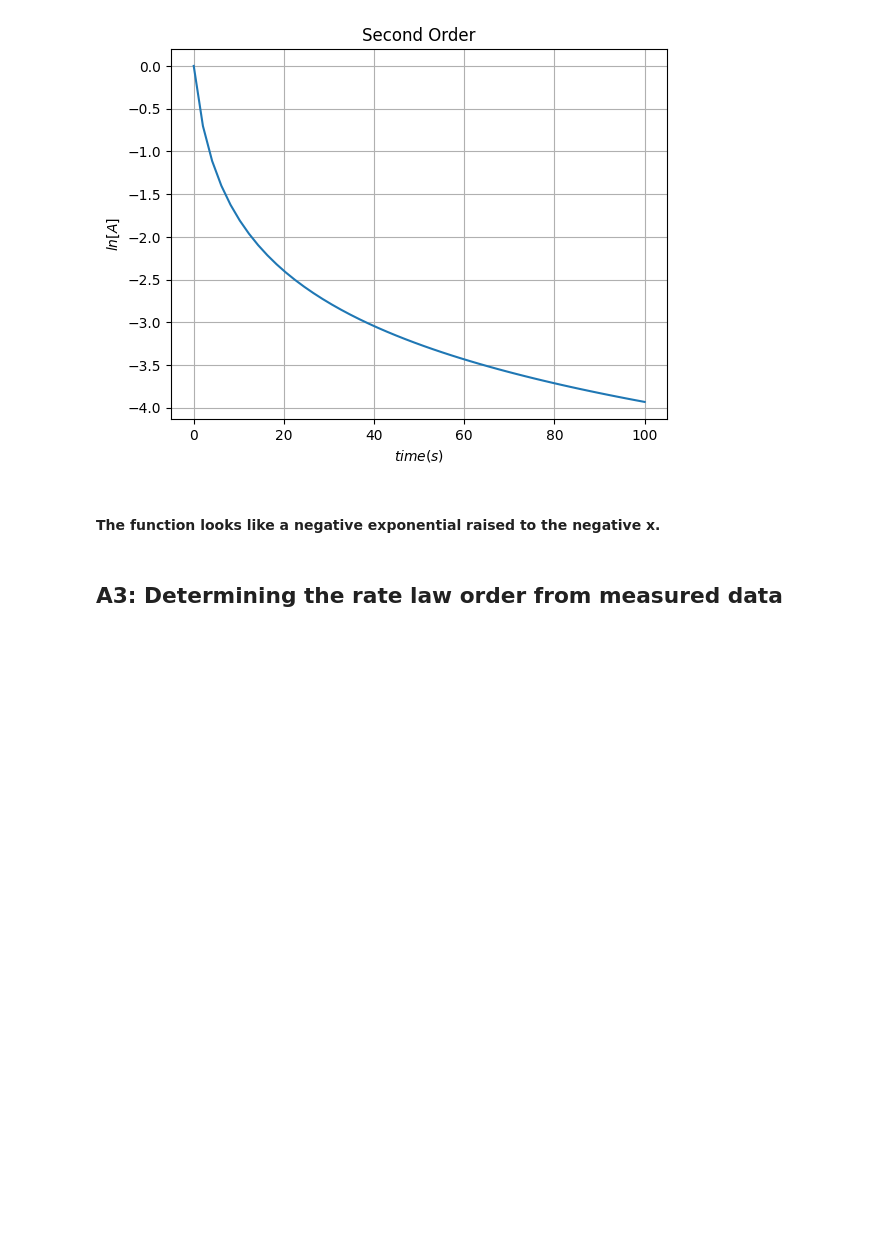
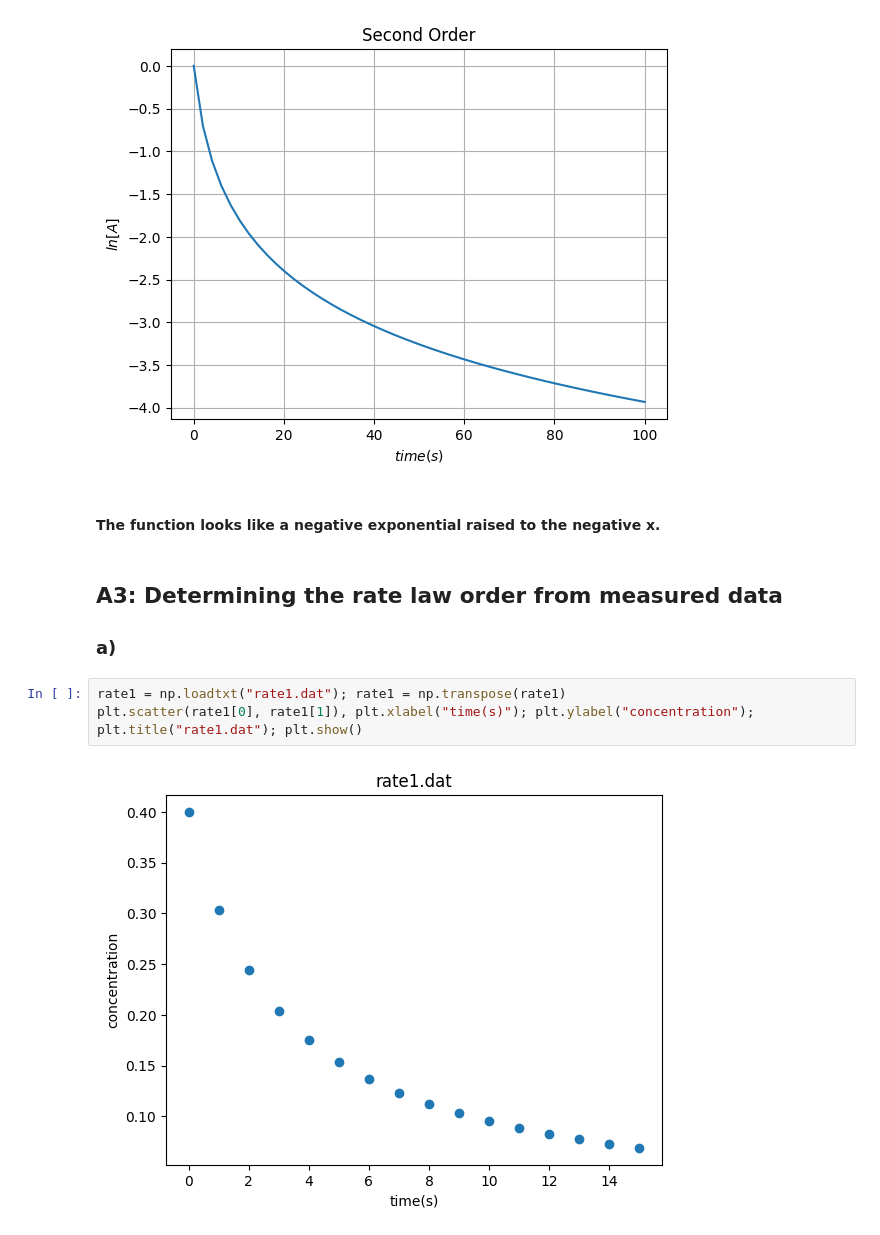
Before and after one commit to Icho2/Computational_Chemistry, a Jupyter notebook: Rate_Laws.ipynb, the cells around one changed output. Drawn from its saved outputs; the diff is of its cells as text; blank space fills up the shorter version.

```diff
--- a/Rate_Laws.ipynb
+++ b/Rate_Laws.ipynb
@@ -154,3 +154,10 @@ plt.show()
 #### The function looks like a negative exponential raised to the negative x.
 # %% [markdown]
 ## A3: Determining the rate law order from measured data
+### a)
+# %%
+rate1 = np.loadtxt("rate1.dat"); rate1 = np.transpose(rate1)
+plt.scatter(rate1[0], rate1[1]), plt.xlabel("time(s)"); plt.ylabel("concentration");
+plt.title("rate1.dat"); plt.show()
+# %% [output]
+[figure, added]
```
Also changed, not shown: 1 other file.
